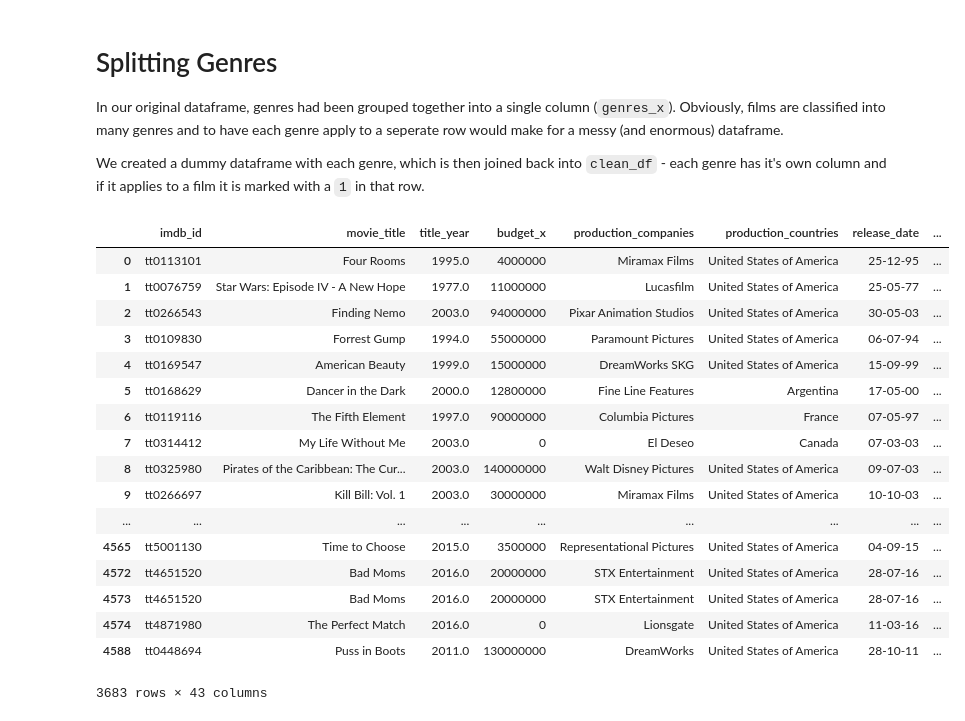
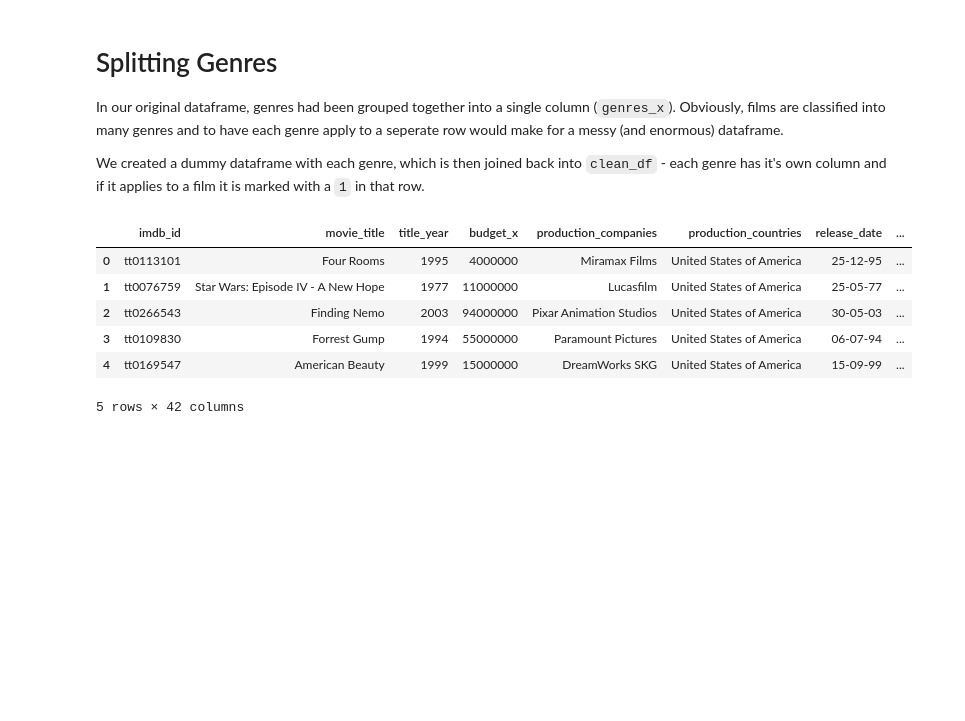
Before and after one commit to arianaroz/data-science-project-2019, a Jupyter notebook: project_working.ipynb, the cells around one changed output. Saved outputs shown, nothing was run; the diff lists cells and outputs as text; code cells hidden in the pictures; blank space fills up the shorter version.

```diff
--- a/project_working.ipynb
+++ b/project_working.ipynb
@@ -152,9 +141,9 @@ new_df.head()
 
 There are a number of columns in our merged dataframe that will not provide anything of use in our analysis so they will be dropped.
 # %%
-new_df= new_df.drop(['id', 'title','original_language', 'popularity', 'vote_count', 'color', 'num_critic_for_reviews', 'duration'
-                             , 'num_voted_users', 'cast_total_facebook_likes', 'facenumber_in_poster', 'plot_keywords',
-                             'movie_imdb_link', 'num_user_for_reviews', 'content_rating', 'aspect_ratio', 'original_title' ], axis=1)
+new_df= new_df.drop(['id', 'title','original_language', 'popularity', 'vote_count', 'color', 'num_critic_for_reviews', 'duration',
+                     'num_voted_users', 'cast_total_facebook_likes', 'facenumber_in_poster', 'plot_keywords', 'movie_imdb_link',
+                     'num_user_for_reviews', 'content_rating', 'aspect_ratio', 'original_title'], axis=1)
 # %%
 new_df.columns
 # %% [output]
@@ -228,3 +217,7 @@ actor_2_facebook_likes     float64
 imdb_score                 float64
 movie_facebook_likes         int64
 dtype: object
+# %%
+clean_df['title_year'] = clean_df['title_year'].round(0).astype(int)
+# %%
+clean_df['title_year']=  clean_df['title_year'].astype(str)
@@ -230,0 +233,2 @@ dtype: object
+# %%
+clean_df = clean_df.drop(['budget_y'], axis=1)
@@ -238,23 +370,12 @@ We created a dummy dataframe with each genre, which is then joined back into `cl
 #Creating a dummy dataframe for genres and joining it back into our original dataframe
 clean_df = clean_df.join(clean_df.pop('genres_x').str.get_dummies('|'))
 # %%
-clean_df
+clean_df.head()
 # %% [output]
 |  | imdb_id | movie_title | title_year | budget_x | production_companies | production_countries | release_date | ... |
-| 0 | tt0113101 | Four Rooms | 1995.0 | 4000000 | Miramax Films | United States of America | 25-12-95 | ... |
-| 1 | tt0076759 | Star Wars: Episode IV - A New Hope | 1977.0 | 11000000 | Lucasfilm | United States of America | 25-05-77 | ... |
-| 2 | tt0266543 | Finding Nemo | 2003.0 | 94000000 | Pixar Animation Studios | United States of America | 30-05-03 | ... |
-| 3 | tt0109830 | Forrest Gump | 1994.0 | 55000000 | Paramount Pictures | United States of America | 06-07-94 | ... |
-| 4 | tt0169547 | American Beauty | 1999.0 | 15000000 | DreamWorks SKG | United States of America | 15-09-99 | ... |
-| 5 | tt0168629 | Dancer in the Dark | 2000.0 | 12800000 | Fine Line Features | Argentina | 17-05-00 | ... |
-| 6 | tt0119116 | The Fifth Element | 1997.0 | 90000000 | Columbia Pictures | France | 07-05-97 | ... |
-| 7 | tt0314412 | My Life Without Me | 2003.0 | 0 | El Deseo | Canada | 07-03-03 | ... |
-| 8 | tt0325980 | Pirates of the Caribbean: The Cur... | 2003.0 | 140000000 | Walt Disney Pictures | United States of America | 09-07-03 | ... |
-| 9 | tt0266697 | Kill Bill: Vol. 1 | 2003.0 | 30000000 | Miramax Films | United States of America | 10-10-03 | ... |
-| ... | ... | ... | ... | ... | ... | ... | ... | ... |
-| 4565 | tt5001130 | Time to Choose | 2015.0 | 3500000 | Representational Pictures | United States of America | 04-09-15 | ... |
-| 4572 | tt4651520 | Bad Moms | 2016.0 | 20000000 | STX Entertainment | United States of America | 28-07-16 | ... |
-| 4573 | tt4651520 | Bad Moms | 2016.0 | 20000000 | STX Entertainment | United States of America | 28-07-16 | ... |
-| 4574 | tt4871980 | The Perfect Match | 2016.0 | 0 | Lionsgate | United States of America | 11-03-16 | ... |
-| 4588 | tt0448694 | Puss in Boots | 2011.0 | 130000000 | DreamWorks | United States of America | 28-10-11 | ... |
+| 0 | tt0113101 | Four Rooms | 1995 | 4000000 | Miramax Films | United States of America | 25-12-95 | ... |
+| 1 | tt0076759 | Star Wars: Episode IV - A New Hope | 1977 | 11000000 | Lucasfilm | United States of America | 25-05-77 | ... |
+| 2 | tt0266543 | Finding Nemo | 2003 | 94000000 | Pixar Animation Studios | United States of America | 30-05-03 | ... |
+| 3 | tt0109830 | Forrest Gump | 1994 | 55000000 | Paramount Pictures | United States of America | 06-07-94 | ... |
+| 4 | tt0169547 | American Beauty | 1999 | 15000000 | DreamWorks SKG | United States of America | 15-09-99 | ... |
-3683 rows × 43 columns
+5 rows × 42 columns
```
Also changed, not shown: parts of 22 cells of this notebook.
